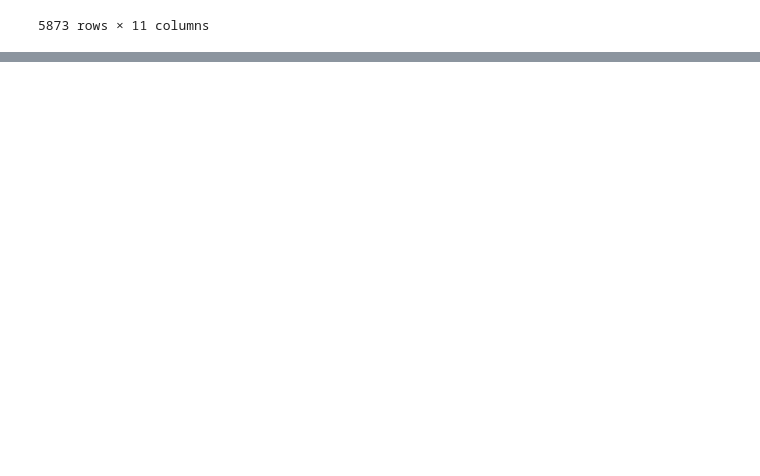
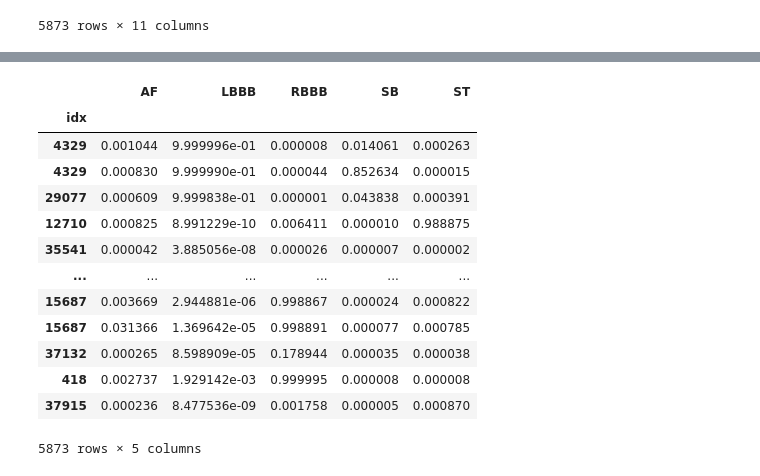
Before and after one commit to andresalvarezolmo/ECG-FM, a Jupyter notebook: notebooks/final-results/pre-trained.ipynb, the cells around one changed output, grey strips where cells are left out. Drawn from its saved outputs; the diff is of its cells as text; code cells hidden in the pictures; blank space fills up the shorter version.

```diff
--- a/notebooks/final-results/pre-trained.ipynb
+++ b/notebooks/final-results/pre-trained.ipynb
@@ -332,0 +315,2 @@ print(metrics_df)
+# %%
+target_classes = ['AF', 'LBBB', 'RBBB', 'SB', 'ST']
@@ -332,0 +361,17 @@ print(metrics_df)
+# %%
+pred_mapped[target_classes]
+# %% [output]
+|  | AF | LBBB | RBBB | SB | ST |
+| idx |  |  |  |  |  |
+| 4329 | 0.001044 | 9.999996e-01 | 0.000008 | 0.014061 | 0.000263 |
+| 4329 | 0.000830 | 9.999990e-01 | 0.000044 | 0.852634 | 0.000015 |
+| 29077 | 0.000609 | 9.999838e-01 | 0.000001 | 0.043838 | 0.000391 |
+| 12710 | 0.000825 | 8.991229e-10 | 0.006411 | 0.000010 | 0.988875 |
+| 35541 | 0.000042 | 3.885056e-08 | 0.000026 | 0.000007 | 0.000002 |
+| ... | ... | ... | ... | ... | ... |
+| 15687 | 0.003669 | 2.944881e-06 | 0.998867 | 0.000024 | 0.000822 |
+| 15687 | 0.031366 | 1.369642e-05 | 0.998891 | 0.000077 | 0.000785 |
+| 37132 | 0.000265 | 8.598909e-05 | 0.178944 | 0.000035 | 0.000038 |
+| 418 | 0.002737 | 1.929142e-03 | 0.999995 | 0.000008 | 0.000008 |
+| 37915 | 0.000236 | 8.477536e-09 | 0.001758 | 0.000005 | 0.000870 |
+5873 rows × 5 columns
```
Also changed, not shown: parts of 9 cells of this notebook, 2 other files.
